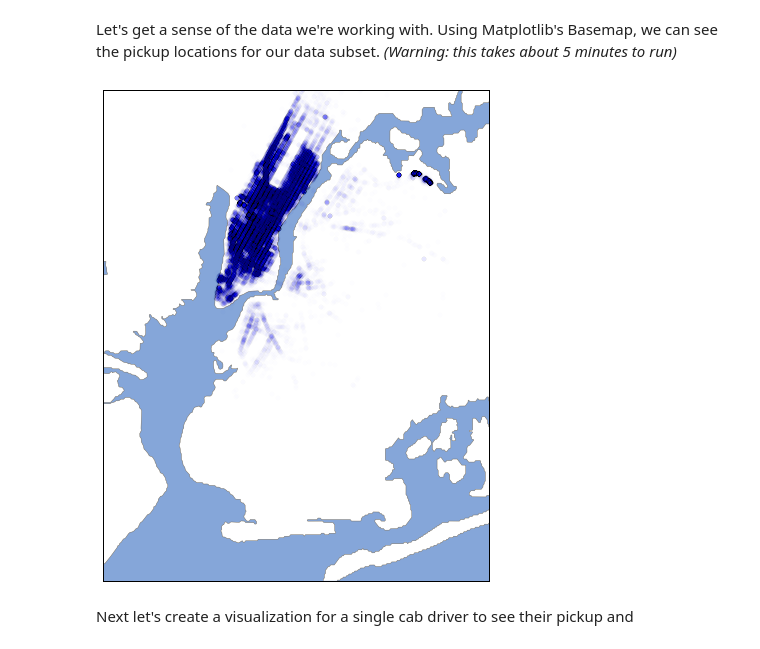
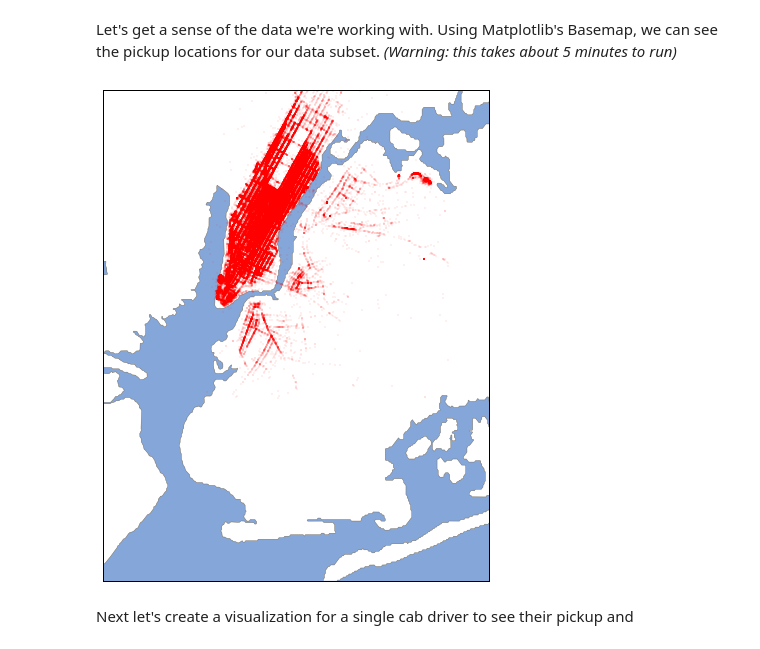
Before and after one commit to AOrlov8957/CS109FinalProject, a Jupyter notebook: data/Data Exploration - Hugh.ipynb, the cells around one changed output. Cells and saved outputs as stored; diff of their text form; code cells hidden in the pictures.

Commit message:
300,000 point plot with data removed

```diff
--- a/data/Data Exploration - Hugh.ipynb
+++ b/data/Data Exploration - Hugh.ipynb
@@ -65,7 +65,7 @@ df2013fare = pd.read_csv('raw_data/sample_fare.csv')
 # %%
-#ssize = 1000000
-#df2013trip = pd.read_csv('raw_data/trip_data_1.csv', nrows=ssize)
-#df2013fare = pd.read_csv('raw_data/trip_fare_1.csv', nrows=ssize)
+ssize = 1000000
+df2013trip = pd.read_csv('raw_data/trip_data_1.csv', nrows=ssize)
+df2013fare = pd.read_csv('raw_data/trip_fare_1.csv', nrows=ssize)
 # %%
 df2013trip.head()
 # %% [output]
@@ -180,3 +204,6 @@ print merged2013dffull.shape
+# %%
+#remove CMT, because different taxi software has been shown to calculate tipping data differently
+merged2013dffull = merged2013dffull[merged2013dffull.vendor_id == 'VTS']
 # %%
 # Remove rare payment types
 merged2013dffull = merged2013dffull[merged2013dffull.payment_type != 'UNK']
@@ -223,8 +242,9 @@ ax.set_title('Number of Rides Paying Cash vs. Credit')
 # %%
 # So what is the tip distribution like?
-# merged2013df[merged2013df.tip_amount != 0].tip_amount_normalized.describe()
+
 #We only want credit card transactions
 merged2013df = merged2013dffull[merged2013dffull['payment_type'] == 'CRD']
+merged2013df.reset_index(drop=True,inplace=True)
 print merged2013df.shape
 
 #merged2013df.payment_idx
@@ -276,15 +297,19 @@ Let's get a sense of the data we're working with. Using Matplotlib's Basemap, we
 # %%
 m = Basemap(projection='merc',llcrnrlat=40.55,urcrnrlat=40.82,\
             llcrnrlon=-74.1, urcrnrlon=-73.82, lat_ts=40.5,resolution='f')
 m.drawmapboundary(fill_color='#85A6D9')
 m.drawcoastlines(color='#6D5F47', linewidth=.4)
 m.drawrivers(color='#6D5F47', linewidth=.4)
 m.fillcontinents(color='white', lake_color='#85A6D9')
 
-m.scatter(merged2013df.pickup_longitude.values, merged2013df.pickup_latitude.values, alpha = 0.006, latlon=True, zorder=10)
+#m.scatter(merged2013df.pickup_longitude.values, merged2013df.pickup_latitude.values, alpha = 0.006, latlon=True, zorder=10)
+for i in range(300000):
+    m.plot(merged2013df.pickup_longitude[i], merged2013df.pickup_latitude[i],'ro',latlon=True,ms=1,alpha=.3)
+
+plt.savefig('pickup_init.png')
 plt.show()
 # %% [output]
-[figure, old version]
+[figure, new version]
 # %% [markdown]
 Next let's create a visualization for a single cab driver to see their pickup and
 # %%
```
Also changed, not shown: parts of 29 cells of this notebook.
